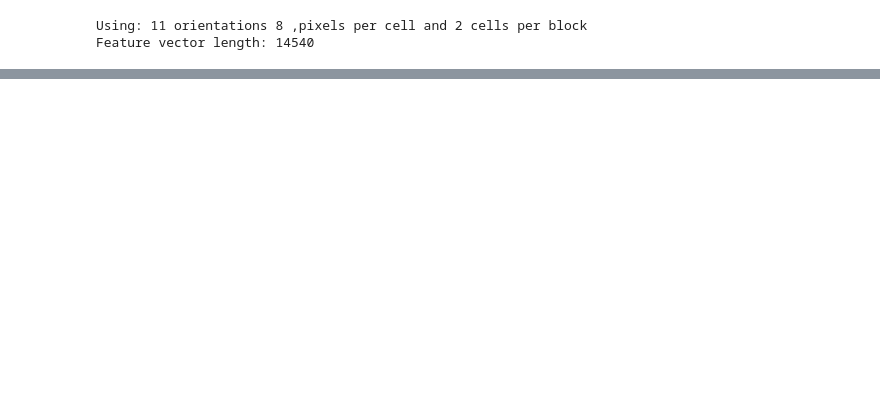
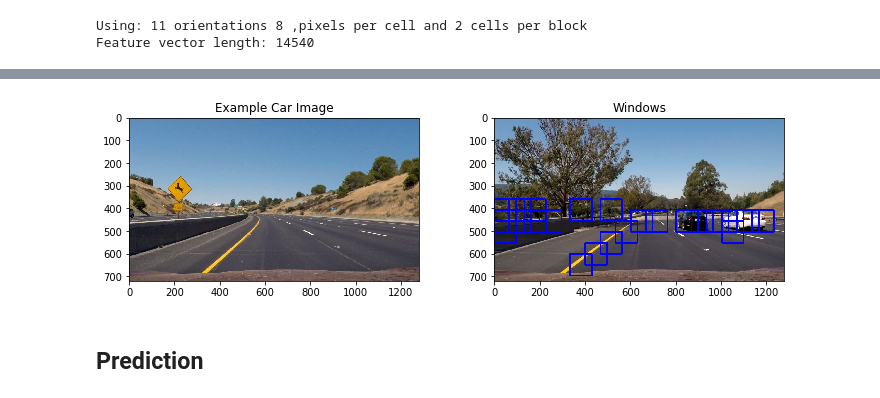
Before and after one commit to sbatururimi/Vehicle-Detection, a Jupyter notebook: Vehicle Detection.ipynb, the cells around one changed output, grey strips where cells are left out. Saved outputs shown, nothing was run; the diff lists cells and outputs as text; code cells hidden in the pictures; blank space fills up the shorter version.

```diff
--- a/Vehicle Detection.ipynb
+++ b/Vehicle Detection.ipynb
@@ -409,0 +431,6 @@ print('Test Accuracy of SVC = ', round(svc.score(X_test, y_test), 4))
+# %%
+test_images = glob.glob("./test_images/*.jpg")
+images = []
+for filename in test_images:
+    image = mpimg.imread(filename)
+    images.append(image)
@@ -409,0 +565,5 @@ print('Test Accuracy of SVC = ', round(svc.score(X_test, y_test), 4))
+# %%
+img = images[0]
+print("image shape: {}".format(img.shape))
+y_start_stop = [0.5 * img.shape[0], None] # Min and max in y to search in slide_window()
+print("Min/max in y to search in slide_window(): {}".format(y_start_stop))
@@ -409,0 +573,14 @@ print('Test Accuracy of SVC = ', round(svc.score(X_test, y_test), 4))
+# %%
+windows = slide_window(img, x_start_stop=[None, None],
+                       y_start_stop=y_start_stop, xy_window=(96, 96),
+                       xy_overlap=(0.3, 0.5))
+
+hot_windows = search_windows(img, windows, svc, X_scaler, color_space=color_space,
+                        spatial_size=spatial_size, hist_bins=hist_bins,
+                        orient=orient, pix_per_cell=pix_per_cell,
+                        cell_per_block=cell_per_block,
+                        hog_channel=hog_channel, spatial_feat=spatial_feat,
+                        hist_feat=hist_feat, hog_feat=hog_feat)
+
+draw_image = np.copy(img)
+window_img = draw_boxes(draw_image, hot_windows, color=(0, 0, 255), thick=6)
@@ -410,3 +590,27 @@ print('Test Accuracy of SVC = ', round(svc.score(X_test, y_test), 4))
+# %%
+def draw_boxes(img, bboxes, color=(0, 0, 255), thick=6):
+    imcopy = np.copy(img)
+    for bbox in bboxes:
+        cv2.rectangle(imcopy, bbox[0], bbox[1], color, thick)
+    return imcopy
+# %%
+window_img = draw_boxes(draw_image, hot_windows, color=(0, 0, 255), thick=6)
+
+# Plot the examples
+fig = plt.figure(figsize=(12, 3))
+plt.subplot(121)
+plt.imshow(image)
+plt.title('Example Car Image')
+plt.subplot(122)
+plt.imshow(window_img)
+plt.title('Windows')
+filename = output_images_dir + "windows.png"
+plt.savefig(filename)
+plt.show()
+# %% [output]
+[figure, added]
+# %% [markdown]
+## Prediction
 # %%
 # Check the prediction time for a single sample
 t=time.time()
```
Also changed, not shown: parts of 17 cells of this notebook, 7 other files.
